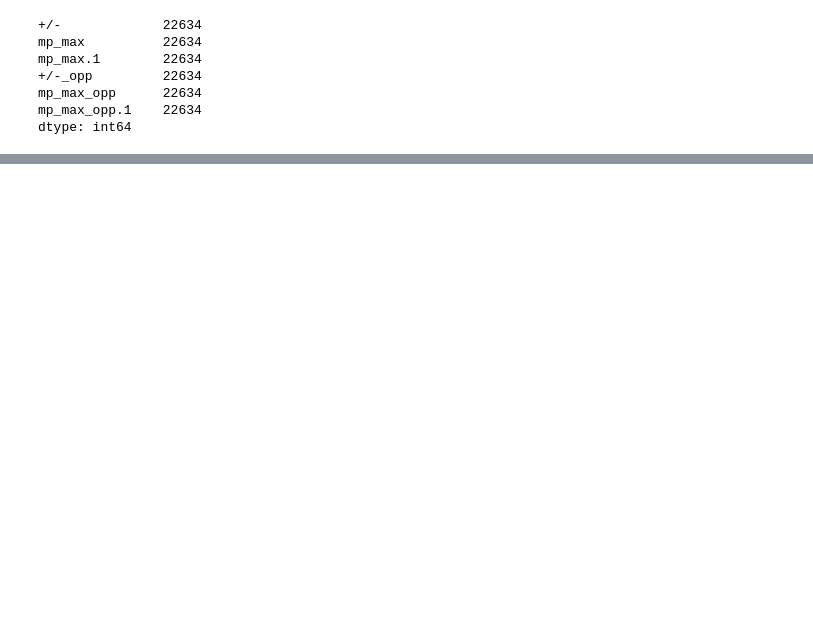
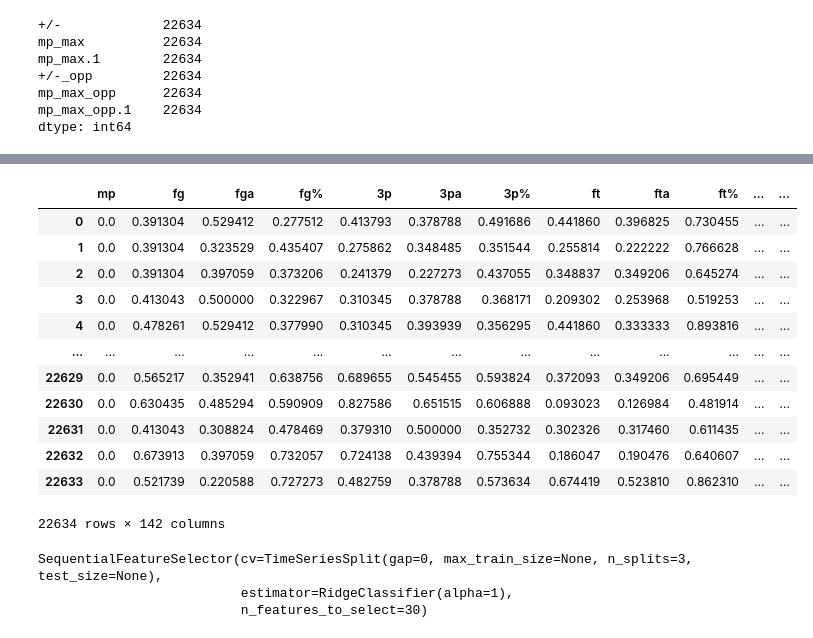
Before and after one commit to neeleshseerapu/NBA, a Jupyter notebook: nba_DataAnalysis/Predicting/nbaPredict.ipynb, the cells around one changed output, grey strips where cells are left out. Drawn from its saved outputs; the diff is of its cells as text; code cells hidden in the pictures; blank space fills up the shorter version.

```diff
--- a/nba_DataAnalysis/Predicting/nbaPredict.ipynb
+++ b/nba_DataAnalysis/Predicting/nbaPredict.ipynb
@@ -138,0 +144,32 @@ df
+# %%
+# preparing columns for scaling, so the data can be easily trained on.
+# scaling means to fit data into a range
+removed_columns = ["season", "date", "won", "target", "team", "team_opp"]
+selected_columns = df.columns[~df.columns.isin(removed_columns)]
+# %%
+from sklearn.preprocessing import MinMaxScaler
+
+scaler = MinMaxScaler()
+df[selected_columns] = scaler.fit_transform(df[selected_columns])
+df
+# %% [output]
+|  | mp | fg | fga | fg% | 3p | 3pa | 3p% | ft | fta | ft% | ... | ... |
+| 0 | 0.0 | 0.391304 | 0.529412 | 0.277512 | 0.413793 | 0.378788 | 0.491686 | 0.441860 | 0.396825 | 0.730455 | ... | ... |
+| 1 | 0.0 | 0.391304 | 0.323529 | 0.435407 | 0.275862 | 0.348485 | 0.351544 | 0.255814 | 0.222222 | 0.766628 | ... | ... |
+| 2 | 0.0 | 0.391304 | 0.397059 | 0.373206 | 0.241379 | 0.227273 | 0.437055 | 0.348837 | 0.349206 | 0.645274 | ... | ... |
+| 3 | 0.0 | 0.413043 | 0.500000 | 0.322967 | 0.310345 | 0.378788 | 0.368171 | 0.209302 | 0.253968 | 0.519253 | ... | ... |
+| 4 | 0.0 | 0.478261 | 0.529412 | 0.377990 | 0.310345 | 0.393939 | 0.356295 | 0.441860 | 0.333333 | 0.893816 | ... | ... |
+| ... | ... | ... | ... | ... | ... | ... | ... | ... | ... | ... | ... | ... |
+| 22629 | 0.0 | 0.565217 | 0.352941 | 0.638756 | 0.689655 | 0.545455 | 0.593824 | 0.372093 | 0.349206 | 0.695449 | ... | ... |
+| 22630 | 0.0 | 0.630435 | 0.485294 | 0.590909 | 0.827586 | 0.651515 | 0.606888 | 0.093023 | 0.126984 | 0.481914 | ... | ... |
+| 22631 | 0.0 | 0.413043 | 0.308824 | 0.478469 | 0.379310 | 0.500000 | 0.352732 | 0.302326 | 0.317460 | 0.611435 | ... | ... |
+| 22632 | 0.0 | 0.673913 | 0.397059 | 0.732057 | 0.724138 | 0.439394 | 0.755344 | 0.186047 | 0.190476 | 0.640607 | ... | ... |
+| 22633 | 0.0 | 0.521739 | 0.220588 | 0.727273 | 0.482759 | 0.378788 | 0.573634 | 0.674419 | 0.523810 | 0.862310 | ... | ... |
+22634 rows × 142 columns
+# %%
+# select 30 best features for predicting target
+sfs.fit(df[selected_columns], df["target"])
+# %% [output]
+SequentialFeatureSelector(cv=TimeSeriesSplit(gap=0, max_train_size=None, n_splits=3, test_size=None),
+                          estimator=RidgeClassifier(alpha=1),
+                          n_features_to_select=30)
```
Also changed, not shown: parts of 12 cells of this notebook.
